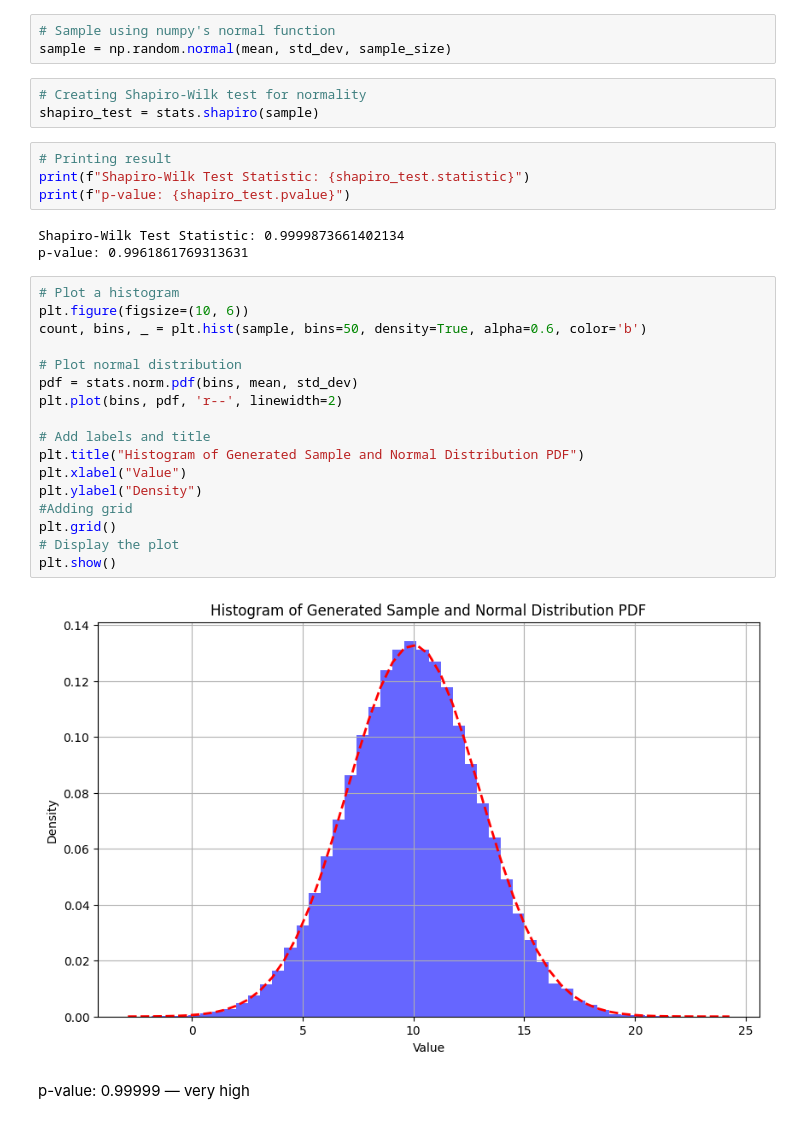
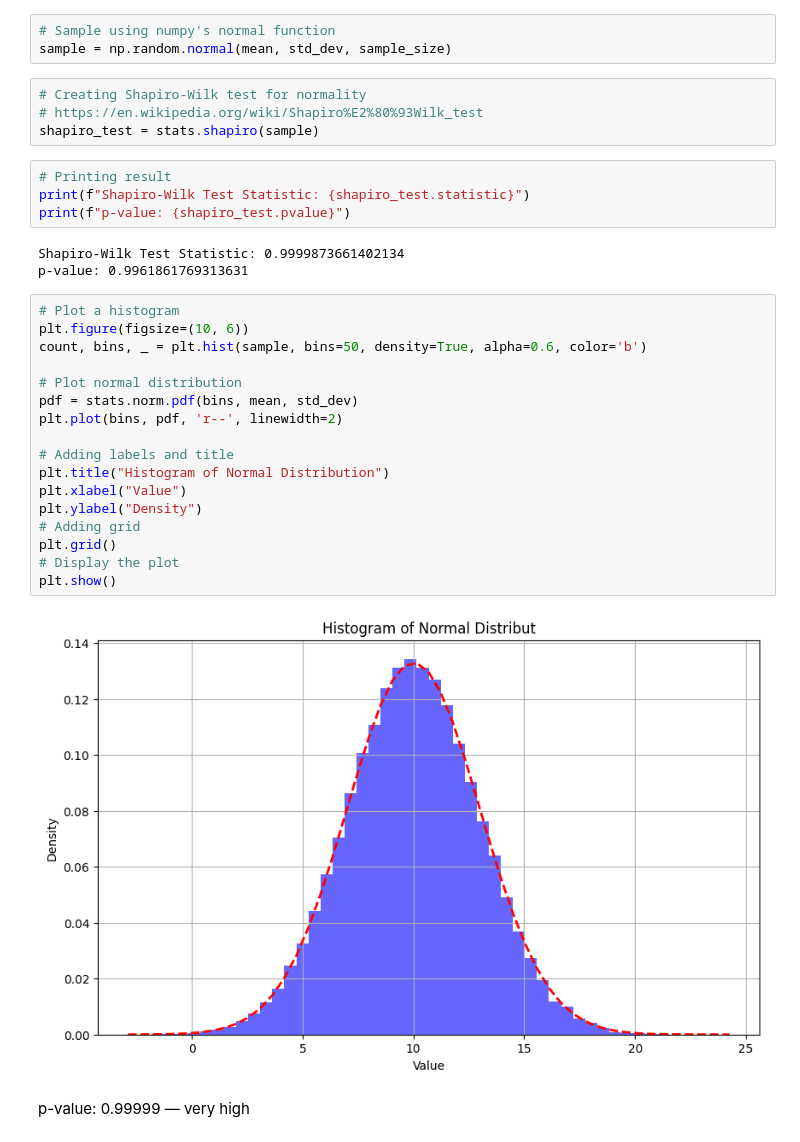
Before and after one commit to Waszka22/statistics, a Jupyter notebook: task.ipynb, the cells around one changed output. Drawn from its saved outputs; the diff is of its cells as text.

```diff
--- a/task.ipynb
+++ b/task.ipynb
@@ -86,6 +95,7 @@ sample_size = 100000
 sample = np.random.normal(mean, std_dev, sample_size)
 # %%
 # Creating Shapiro-Wilk test for normality
+# https://en.wikipedia.org/wiki/Shapiro%E2%80%93Wilk_test
 shapiro_test = stats.shapiro(sample)
 # %%
 # Printing result
@@ -97,22 +107,22 @@ p-value: 0.9961861769313631
 # %%
 # Plot a histogram
 plt.figure(figsize=(10, 6))
 count, bins, _ = plt.hist(sample, bins=50, density=True, alpha=0.6, color='b')
 
 # Plot normal distribution
 pdf = stats.norm.pdf(bins, mean, std_dev)
 plt.plot(bins, pdf, 'r--', linewidth=2)
 
-# Add labels and title
-plt.title("Histogram of Generated Sample and Normal Distribution PDF")
+# Adding labels and title
+plt.title("Histogram of Normal Distribution")
 plt.xlabel("Value")
 plt.ylabel("Density")
-#Adding grid
+# Adding grid
 plt.grid()
 # Display the plot
 plt.show()
 # %% [output]
-[figure, old version]
+[figure, new version]
 # %% [markdown]
 p-value: 0.99999 — very high
 # %% [markdown]
```
Also changed, not shown: parts of 1 cell of this notebook.
